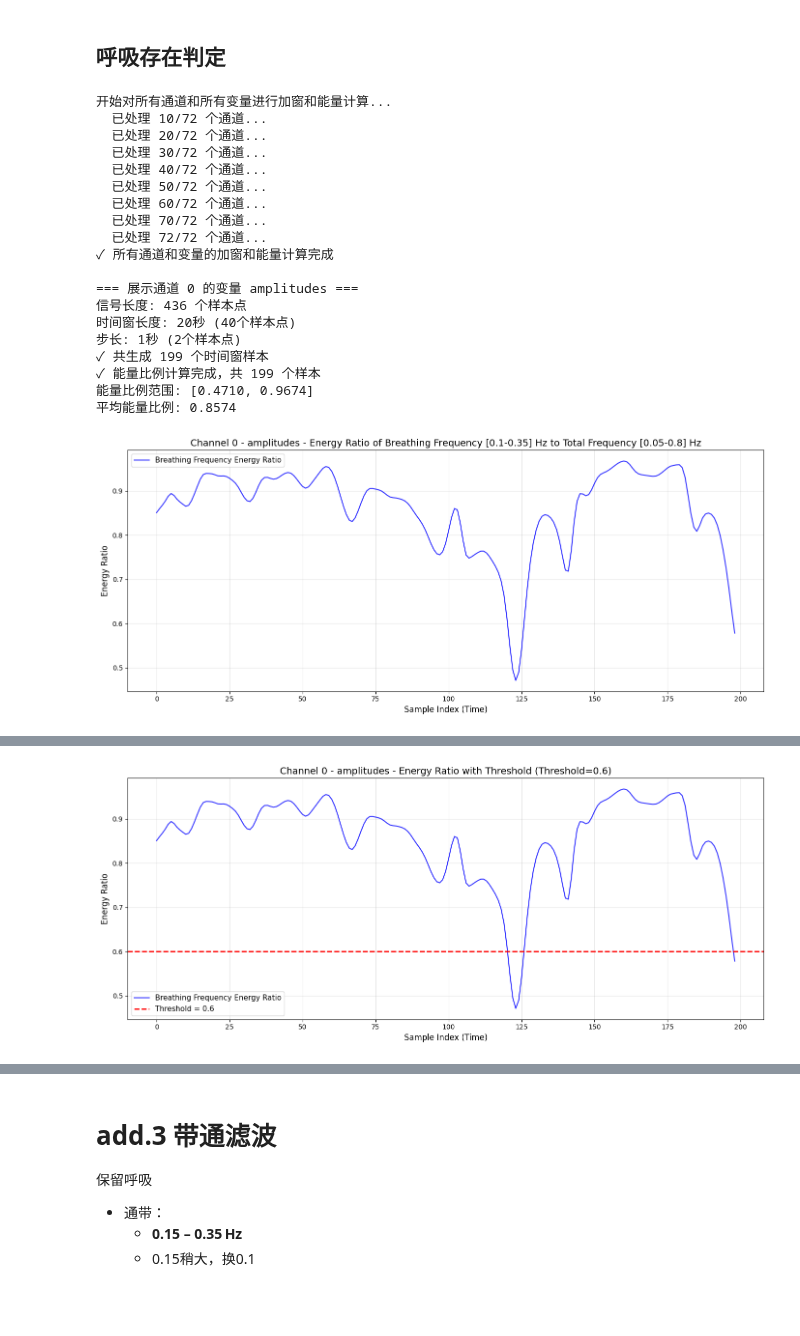
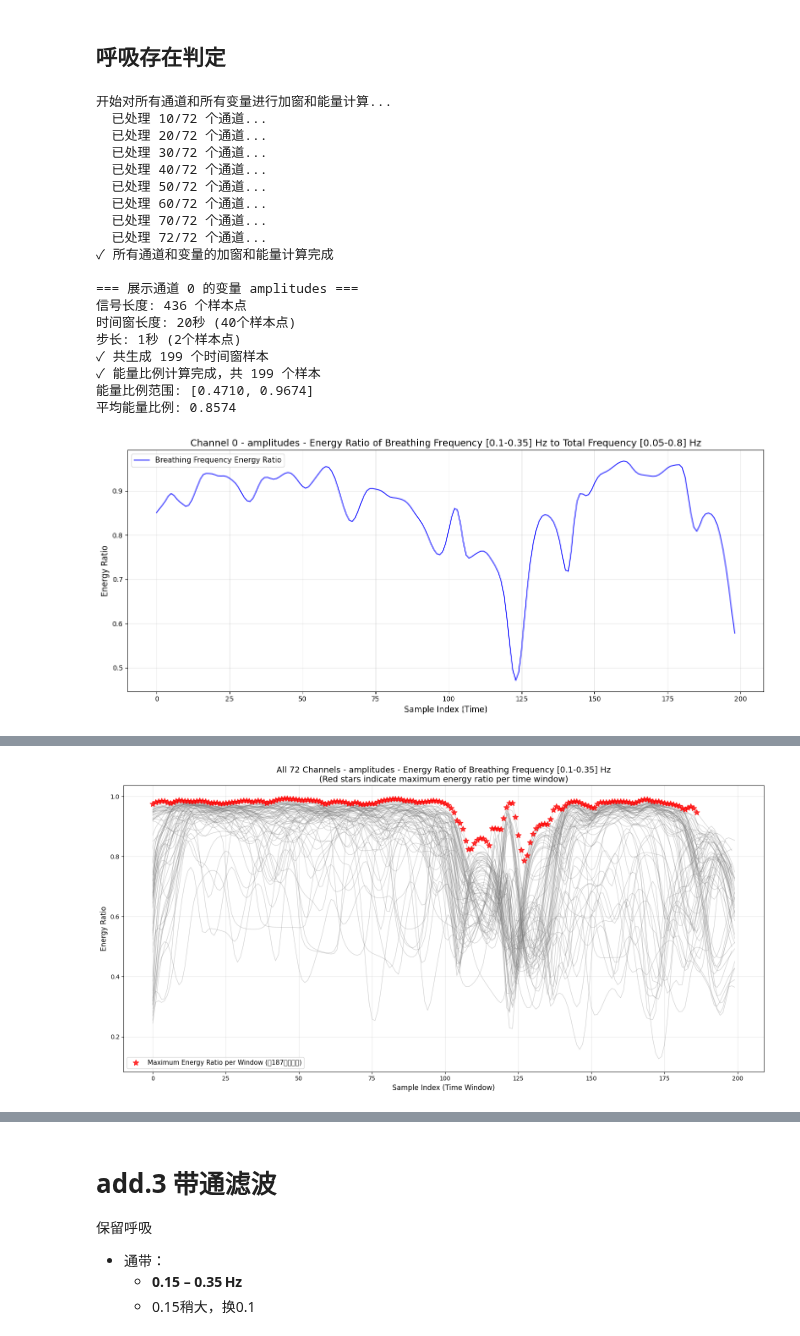
Before and after one commit to cwdao/ble_hci_sensing, a Jupyter notebook: load_saved_frames.ipynb, the cells around one changed output, grey strips where cells are left out. Drawn from its saved outputs; the diff is of its cells as text; code cells hidden in the pictures; blank space fills up the shorter version.

Commit message:
[vis] new figure for 72ch max power ratio to find best ch

```diff
--- a/load_saved_frames.ipynb
+++ b/load_saved_frames.ipynb
@@ -947,6 +947,96 @@ else:
     plt.tight_layout()
     plt.show()
 
+    # 图1.5：所有72个信道的能量占比曲线 + 每个时间窗中能量占比最大的信号标记
+    # 收集所有信道的能量占比数据（使用demo_variable）
+    print(f"\n正在收集所有信道的能量占比数据（变量: {demo_variable}）...")
+    all_channels_energy_ratios = {}
+    valid_channels = []
+
+    for ch in breathing_analysis_results:
+        if demo_variable in breathing_analysis_results[ch]:
+            energy_ratios = breathing_analysis_results[ch][demo_variable]['energy_ratios']
+            all_channels_energy_ratios[ch] = energy_ratios
+            valid_channels.append(ch)
+
+    print(f"✓ 找到 {len(valid_channels)} 个有效信道")
+
+    if len(valid_channels) > 0:
+        # 确定所有信道中时间窗数量的最大值（用于对齐）
+        max_windows = max(len(all_channels_energy_ratios[ch]) for ch in valid_channels)
+        min_windows = min(len(all_channels_energy_ratios[ch]) for ch in valid_channels)
+
+        print(f"时间窗数量范围: {min_windows} - {max_windows}")
+
+        # 创建图形
+        plt.figure(figsize=(16, 8))
+
+        # 绘制所有信道的能量占比曲线
+        for ch in valid_channels:
+            energy_ratios = all_channels_energy_ratios[ch]
+            ch_sample_numbers = np.arange(len(energy_ratios))
+            plt.plot(ch_sample_numbers, energy_ratios, '-', linewidth=0.8, alpha=0.4, color='gray', label=None)
+
+        # 在每个时间窗中找到能量占比最大的信道
+        # 使用最小的时间窗数量，确保所有信道都有数据
+        max_energy_channels = []  # 存储每个时间窗中能量占比最大的信道
+        max_energy_values = []    # 存储每个时间窗中的最大能量占比值
+
+        for window_idx in range(min_windows):
+            max_energy = -1
+            max_ch = None
+
+            for ch in valid_channels:
+                if window_idx < len(all_channels_energy_ratios[ch]):
+                    energy = all_channels_energy_ratios[ch][window_idx]
+                    if energy > max_energy:
+                        max_energy = energy
+                        max_ch = ch
+
+            if max_ch is not None:
+                max_energy_channels.append(max_ch)
+                max_energy_values.append(max_energy)
+            else:
+                max_energy_channels.append(None)
+                max_energy_values.append(0)
+
+        # 绘制每个时间窗中能量占比最大的点
+        max_sample_numbers = np.arange(len(max_energy_values))
+        plt.plot(max_sample_numbers, max_energy_values, 'r*', markersize=10, alpha=0.8,
+                label=f'Maximum Energy Ratio per Window (共{len(max_energy_values)}个时间窗)', zorder=10)
+
+        # 添加图例和标签
+        plt.xlabel('Sample Index (Time Window)', fontsize=12)
+        plt.ylabel('Energy Ratio', fontsize=12)
+        plt.title(f'All {len(valid_channels)} Channels - {demo_variable} - Energy Ratio of Breathing Frequency [{breath_freq_low}-{breath_freq_high}] Hz\n(Red stars indicate maximum energy ratio per time window)', fontsize=14)
+        plt.grid(True, alpha=0.3)
+        plt.legend(fontsize=11)
+        plt.tight_layout()
+        plt.show()
+
+        # 打印统计信息
+        print(f"\n=== 所有信道能量占比统计（变量: {demo_variable}）===")
+        print(f"有效信道数: {len(valid_channels)}")
+        print(f"时间窗数量: {min_windows}")
+
+        # 统计每个信道作为最大值的次数
+        channel_max_count = {}
+        for ch in valid_channels:
+            channel_max_count[ch] = 0
+
+        for max_ch in max_energy_channels:
+            if max_ch is not None:
+                channel_max_count[max_ch] = channel_max_count.get(max_ch, 0) + 1
+
+        # 找出作为最大值次数最多的前10个信道
+        sorted_channels = sorted(channel_max_count.items(), key=lambda x: x[1], reverse=True)
+        print(f"\n作为能量占比最大的次数最多的前10个信道:")
+        print(f"{'信道':<8} {'次数':<8} {'占比':<10}")
+        print("-" * 30)
+        for ch, count in sorted_channels[:10]:
+            percentage = count / len(max_energy_channels) * 100 if len(max_energy_channels) > 0 else 0
+            print(f"{ch:<8} {count:<8} {percentage:<10.2f}%")
+
     # 手动指定阈值（只用于demo_variable）
     threshold = 0.6
 
@@ -1053 +1146 @@ else:
-[figure, old version]
+[figure, new version]
```
Also changed, not shown: parts of 1 cell of this notebook.
